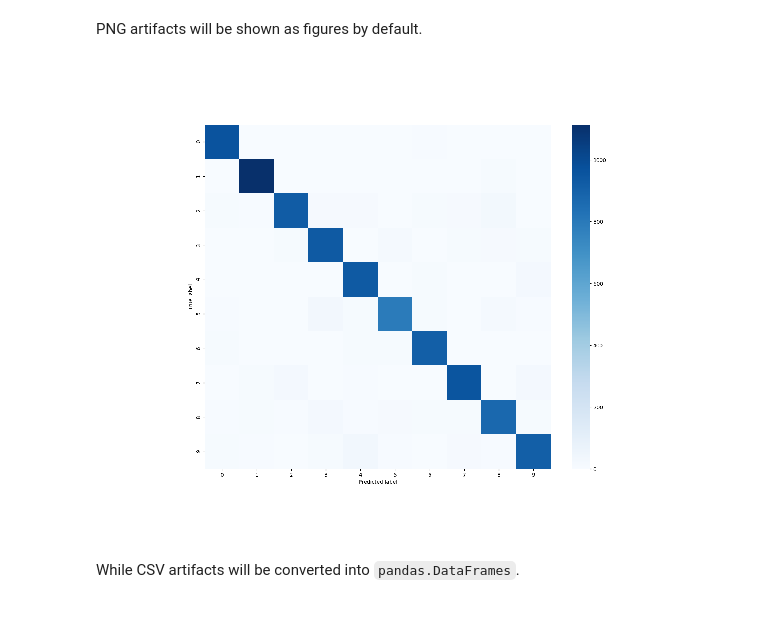
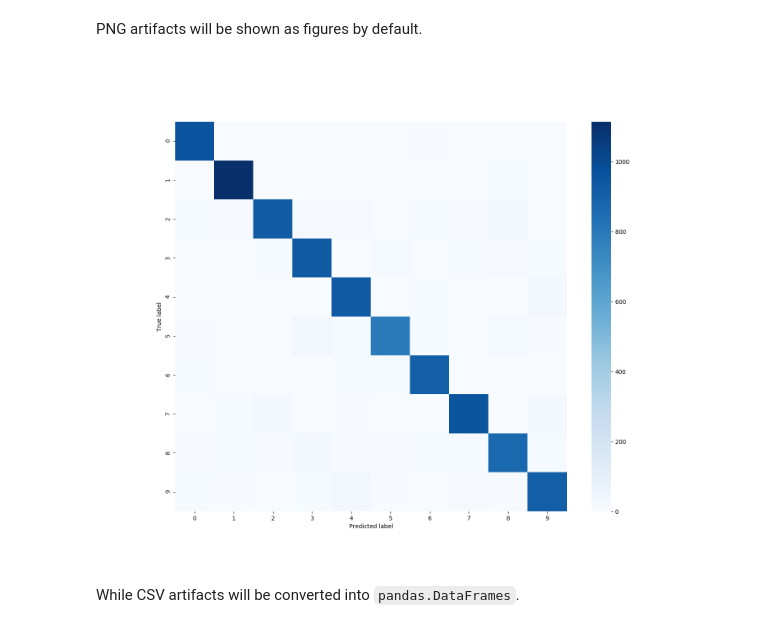
Before and after one commit to JarnoRFB/incense, a Jupyter notebook: demo.ipynb, the cells around one changed output. Saved outputs shown, nothing was run; the diff lists cells and outputs as text; code cells hidden in the pictures.

Commit message:
Use Ipython display for image rendering (#25)
And refactor artifacts completely.

```diff
--- a/demo.ipynb
+++ b/demo.ipynb
@@ -136,9 +145,9 @@ exp.artifacts
 # %% [markdown]
 PNG artifacts will be shown as figures by default.
 # %%
-exp.artifacts['confusion_matrix'].render(figsize=(10, 10));
+exp.artifacts['confusion_matrix'].render()
 # %% [output]
-[figure, old version]
+[figure, new version]
 # %%
 exp.artifacts['confusion_matrix'].save()
 # %% [markdown]
```
Also changed, not shown: parts of 7 cells of this notebook, 3 other files.
